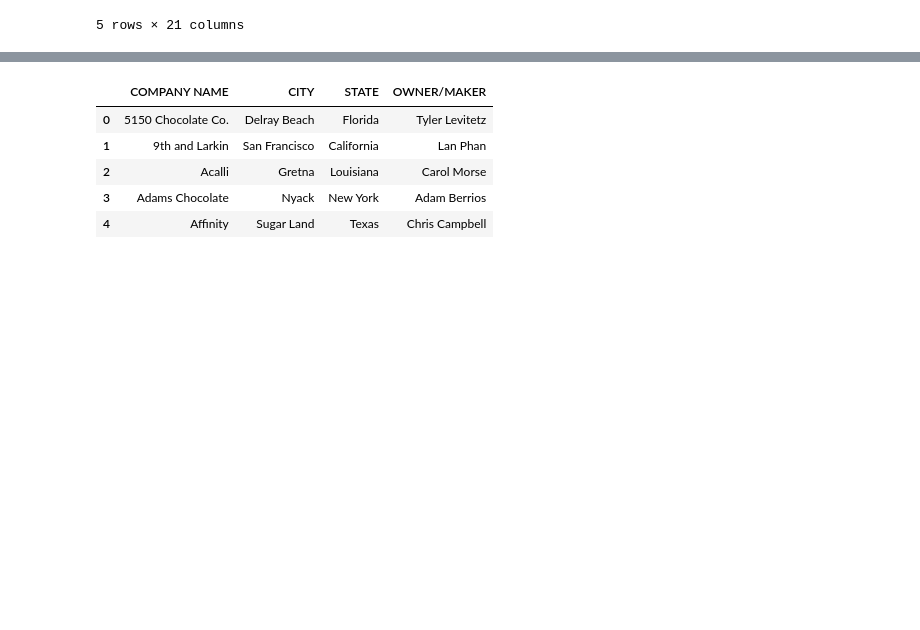
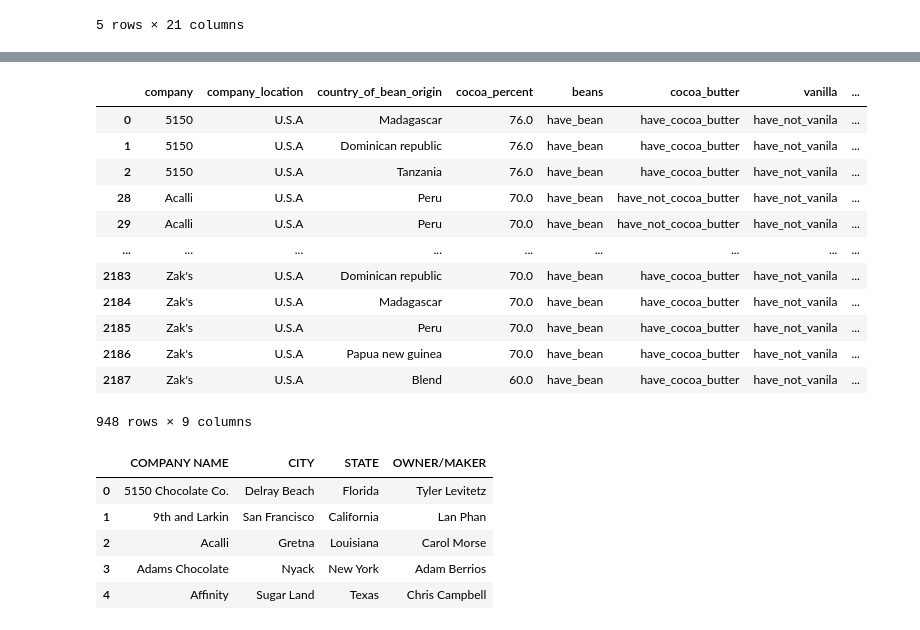
Before and after one commit to tapatio-123/ETL_Project, a Jupyter notebook: csv_to_df.ipynb, the cells around one changed output, grey strips where cells are left out. Drawn from its saved outputs; the diff is of its cells as text; code cells hidden in the pictures; blank space fills up the shorter version.

```diff
--- a/csv_to_df.ipynb
+++ b/csv_to_df.ipynb
@@ -22,3 +27,7 @@ chocolate_df.head()
 | 3 | 3 | 797 | A. Morin | France | 2012 | Peru | ... |
 | 4 | 4 | 797 | A. Morin | France | 2012 | Bolivia | ... |
 5 rows × 21 columns
+# %%
+new_choc = chocolate_df.drop(['Unnamed: 0','ref', 'review_date', 'specific_bean_origin_or_bar_name', 'rating', 'counts_of_ingredients', 'first_taste', 'second_taste', 'third_taste', 'fourth_taste','lecithin', 'sweetener_without_sugar',], axis=1)
+
+new_choc.head()
@@ -25,3 +41,20 @@ chocolate_df.head()
+# %%
+final_choc = new_choc.loc[new_choc["company_location"]=="U.S.A"]
+final_choc
+# %% [output]
+|  | company | company_location | country_of_bean_origin | cocoa_percent | beans | cocoa_butter | vanilla | ... |
+| 0 | 5150 | U.S.A | Madagascar | 76.0 | have_bean | have_cocoa_butter | have_not_vanila | ... |
+| 1 | 5150 | U.S.A | Dominican republic | 76.0 | have_bean | have_cocoa_butter | have_not_vanila | ... |
+| 2 | 5150 | U.S.A | Tanzania | 76.0 | have_bean | have_cocoa_butter | have_not_vanila | ... |
+| 28 | Acalli | U.S.A | Peru | 70.0 | have_bean | have_not_cocoa_butter | have_not_vanila | ... |
+| 29 | Acalli | U.S.A | Peru | 70.0 | have_bean | have_not_cocoa_butter | have_not_vanila | ... |
+| ... | ... | ... | ... | ... | ... | ... | ... | ... |
+| 2183 | Zak's | U.S.A | Dominican republic | 70.0 | have_bean | have_cocoa_butter | have_not_vanila | ... |
+| 2184 | Zak's | U.S.A | Madagascar | 70.0 | have_bean | have_cocoa_butter | have_not_vanila | ... |
+| 2185 | Zak's | U.S.A | Peru | 70.0 | have_bean | have_cocoa_butter | have_not_vanila | ... |
+| 2186 | Zak's | U.S.A | Papua new guinea | 70.0 | have_bean | have_cocoa_butter | have_not_vanila | ... |
+| 2187 | Zak's | U.S.A | Blend | 60.0 | have_bean | have_cocoa_butter | have_not_vanila | ... |
+948 rows × 9 columns
 # %%
 us_csv = "Resources/usa_chocolate.csv"
 us_chocolate = pd.read_csv(us_csv, encoding = "utf-8")
```
Also changed, not shown: parts of 8 cells of this notebook, 1 other file.
